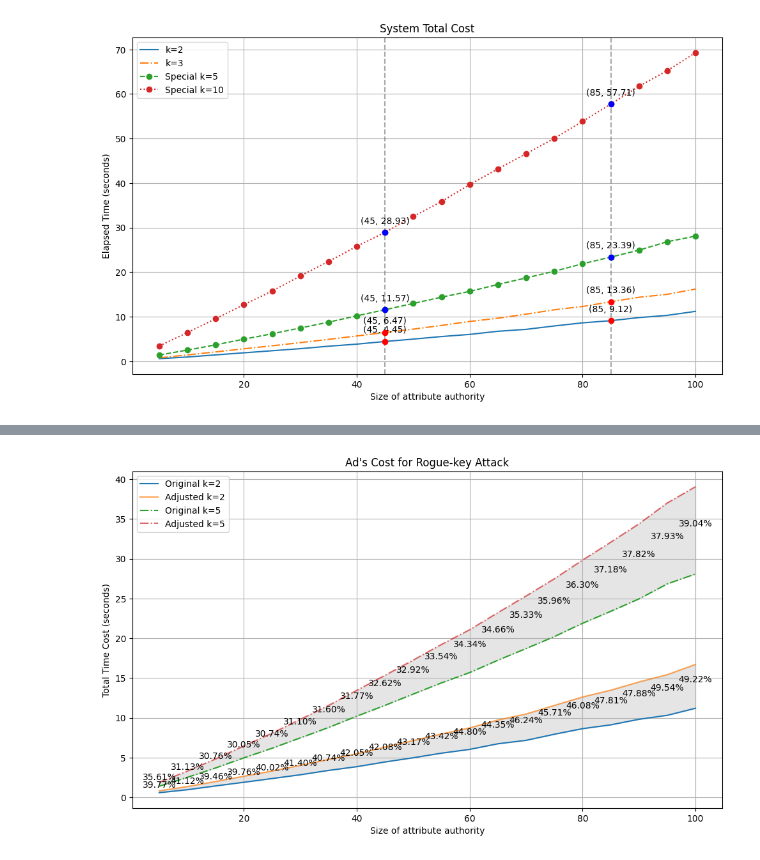
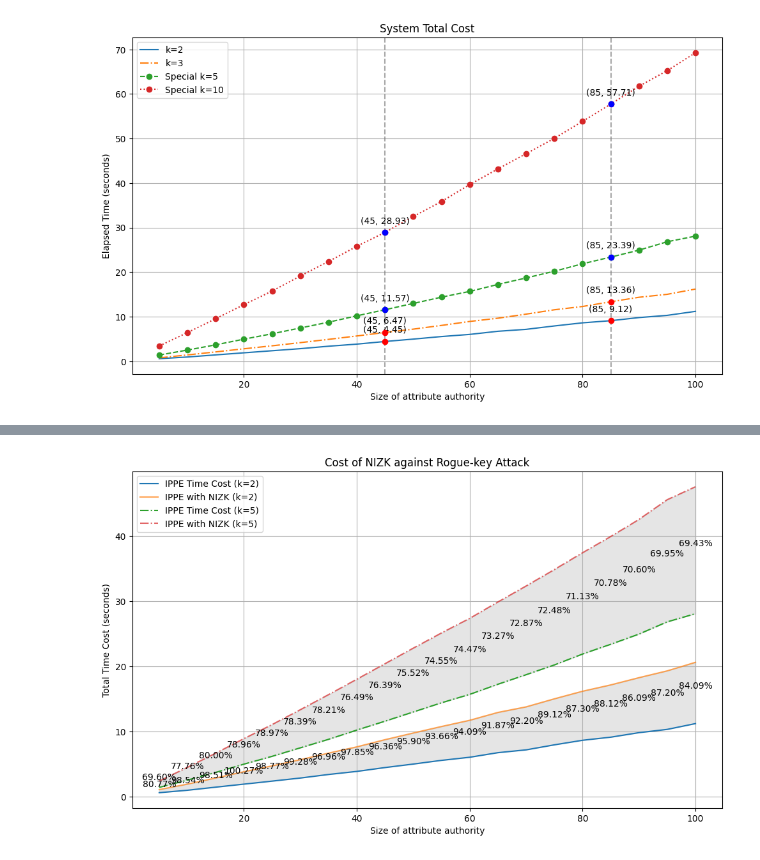
Before and after one commit to Guy1m0/Attack-on-IPPE, a Jupyter notebook: benchmark.ipynb, the cells around one changed output, grey strips where cells are left out. Saved outputs shown, nothing was run; the diff lists cells and outputs as text; code cells hidden in the pictures.

```diff
--- a/benchmark.ipynb
+++ b/benchmark.ipynb
@@ -105,7 +105,7 @@ def plot_total(ks, xs, ys, sp_ks, sp_xs, sp_ys, title):
     plt.title(title)
     plt.show()
 
-def plot_extra(xs, ys, extra_costs, k_values, title):
+def plot_extra(xs, ys, extra_costs, k_values, title, compare = False):
     plt.figure(figsize=(10,6))
     linestyles = ['-', '-.']
     sp_linestyles = ['--', ':']
@@ -115,9 +115,14 @@ def plot_extra(xs, ys, extra_costs, k_values, title):
 
     # Plotting the regular data points for each k_value and their adjusted times
     for k, y, extra, style in zip(k_values, ys, extra_costs, linestyles):
-        adjusted_y = [original + extra for original, extra in zip(y, extra)]
-        plt.plot(xs, y, label=f'Original k={k}', linestyle=style)
-        plt.plot(xs, adjusted_y, label=f'Adjusted k={k}', linestyle=style, alpha=0.7)
+
+        if compare:
+            adjusted_y = extra
+        else:
+            adjusted_y = [original + extra for original, extra in zip(y, extra)]
+
+        plt.plot(xs, y, label=f'IPPE Time Cost (k={k})', linestyle=style)
+        plt.plot(xs, adjusted_y, label=f'IPPE with NIZK (k={k})', linestyle=style, alpha=0.7)
 
         # Filling the area between the original and adjusted lines
         plt.fill_between(xs, y, adjusted_y, alpha=0.2, color='gray')
@@ -152,13 +205,14 @@ plot_total([2,3], xs, ys, [5,10], sp_xs, sp_ys, "System Total Cost")
 # %%
 xs = range(5,101,5)
 ys = []
-ys.append([d['total'] for d in datasets['2']['seq']])
-ys.append([d['total'] for d in datasets['5']['seq']])
+ks = [2,5]
+ys.append([d['total'] for d in datasets[str(ks[0])]['seq']])
+ys.append([d['total'] for d in datasets[str(ks[1])]['seq']])
 
 extra_costs = []
-extra_costs.append([d['ad_setup'] + d['ad_keygen'] + d['ad_decrypt'] for d in datasets['2']['seq']])
-extra_costs.append([d['ad_setup'] + d['ad_keygen'] + d['ad_decrypt'] for d in datasets['5']['seq']])
+extra_costs.append([d['prove'] + d['verify'] for d in datasets[str(ks[0])]['seq']])
+extra_costs.append([d['prove'] + d['verify'] for d in datasets[str(ks[1])]['seq']])
 # %%
-plot_extra(xs, ys, extra_costs, [2,5], "Ad's Cost for Rogue-key Attack")
+plot_extra(xs, ys, extra_costs, ks, "Cost of NIZK against Rogue-key Attack")
 # %% [output]
-[figure, old version]
+[figure, new version]
```
Also changed, not shown: parts of 5 cells of this notebook, 8 other files.
